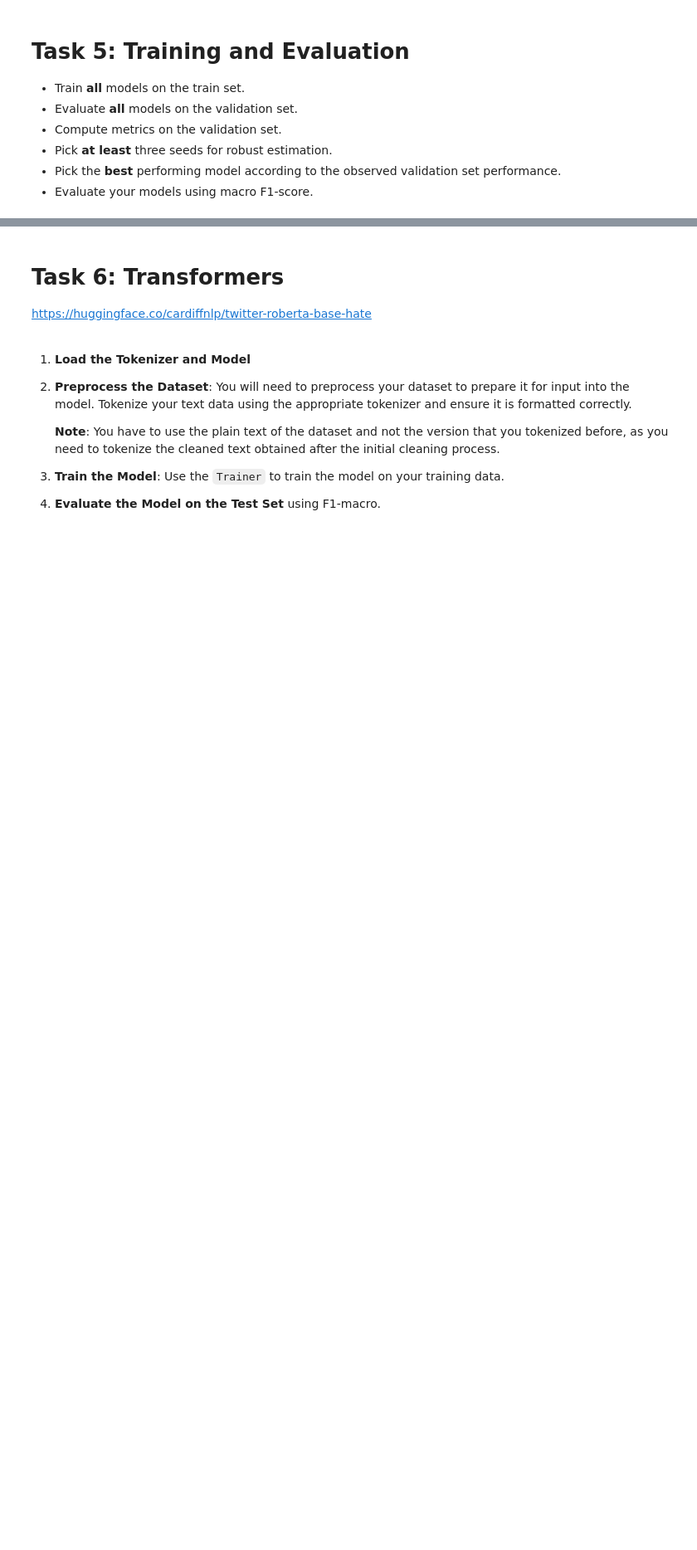
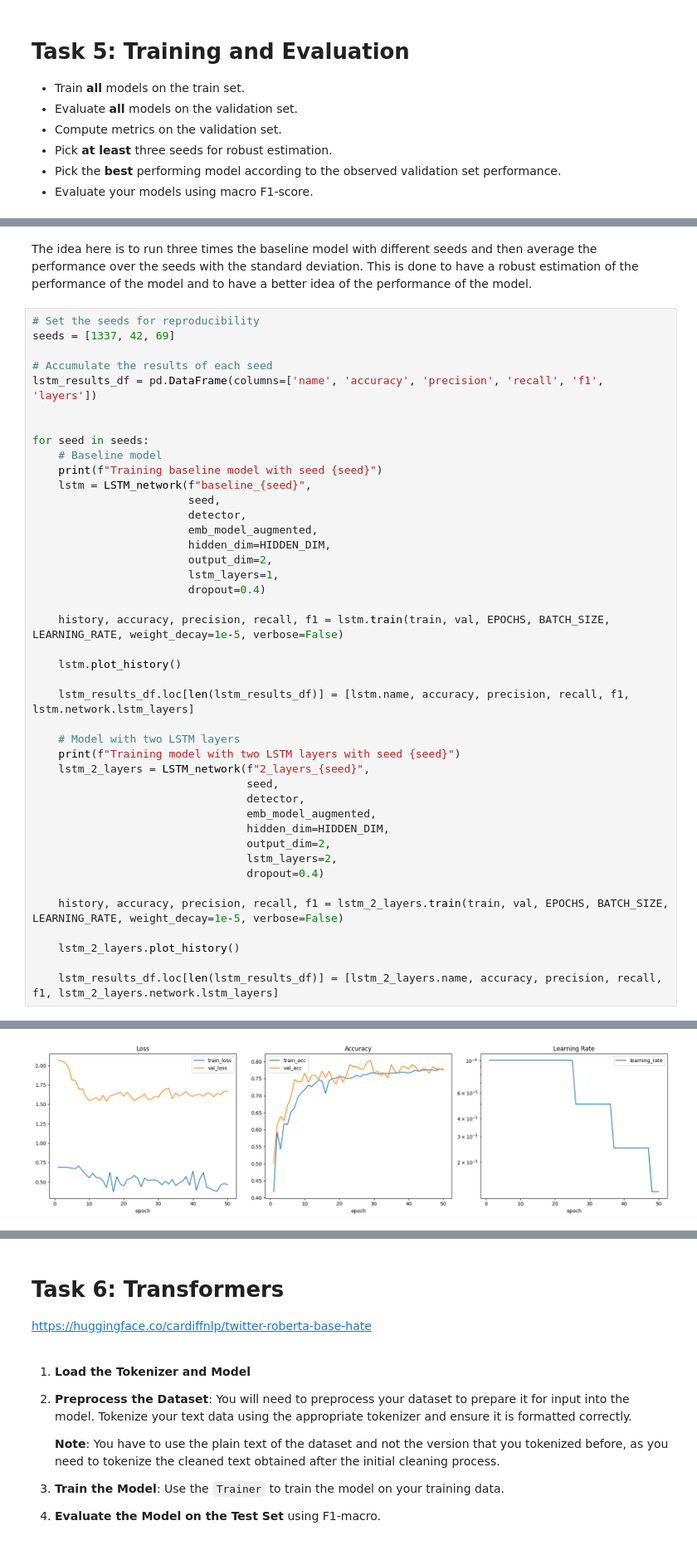
Before and after one commit to MatteoFasulo/Sexism-detection, a Jupyter notebook: assignment_1.ipynb, the cells around one changed output, grey strips where cells are left out. Shown at 83% size. Cells and saved outputs as stored; diff of their text form; blank space fills up the shorter version.

Commit message:
Update LSTM training with different seeds + average over seed performance with mean and std

```diff
--- a/assignment_1.ipynb
+++ b/assignment_1.ipynb
@@ -1012,0 +988,45 @@ gc.collect()
+# %% [markdown]
+The idea here is to run three times the baseline model with different seeds and then average the performance over the seeds with the standard deviation. This is done to have a robust estimation of the performance of the model and to have a better idea of the performance of the model.
+# %%
+# Set the seeds for reproducibility
+seeds = [1337, 42, 69]
+
+# Accumulate the results of each seed
+lstm_results_df = pd.DataFrame(columns=['name', 'accuracy', 'precision', 'recall', 'f1', 'layers'])
+
+
+for seed in seeds:
+    # Baseline model
+    print(f"Training baseline model with seed {seed}")
+    lstm = LSTM_network(f"baseline_{seed}",
+                        seed,
+                        detector,
+                        emb_model_augmented,
+                        hidden_dim=HIDDEN_DIM,
+                        output_dim=2,
+                        lstm_layers=1,
+                        dropout=0.4)
+
+    history, accuracy, precision, recall, f1 = lstm.train(train, val, EPOCHS, BATCH_SIZE, LEARNING_RATE, weight_decay=1e-5, verbose=False)
+
+    lstm.plot_history()
+
+    lstm_results_df.loc[len(lstm_results_df)] = [lstm.name, accuracy, precision, recall, f1, lstm.network.lstm_layers]
+
+    # Model with two LSTM layers
+    print(f"Training model with two LSTM layers with seed {seed}")
+    lstm_2_layers = LSTM_network(f"2_layers_{seed}",
+                                 seed,
+                                 detector,
+                                 emb_model_augmented,
+                                 hidden_dim=HIDDEN_DIM,
+                                 output_dim=2,
+                                 lstm_layers=2,
+                                 dropout=0.4)
+
+    history, accuracy, precision, recall, f1 = lstm_2_layers.train(train, val, EPOCHS, BATCH_SIZE, LEARNING_RATE, weight_decay=1e-5, verbose=False)
+
+    lstm_2_layers.plot_history()
+
+    lstm_results_df.loc[len(lstm_results_df)] = [lstm_2_layers.name, accuracy, precision, recall, f1, lstm_2_layers.network.lstm_layers]
+# %% [output]
@@ -1012,0 +1035 @@ gc.collect()
+[figure, added]
```
Also changed, not shown: parts of 26 cells of this notebook.
